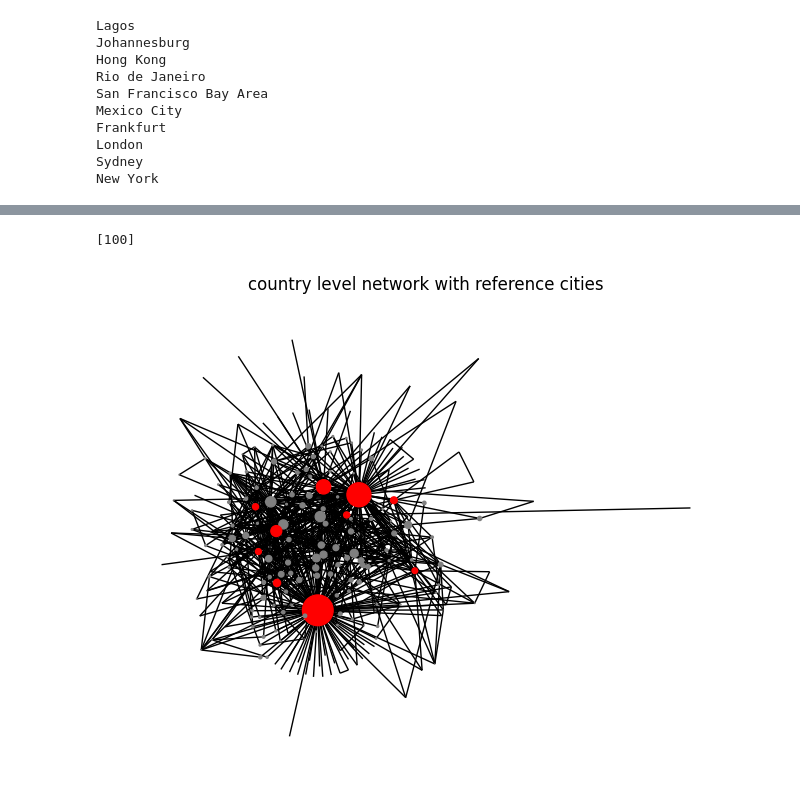
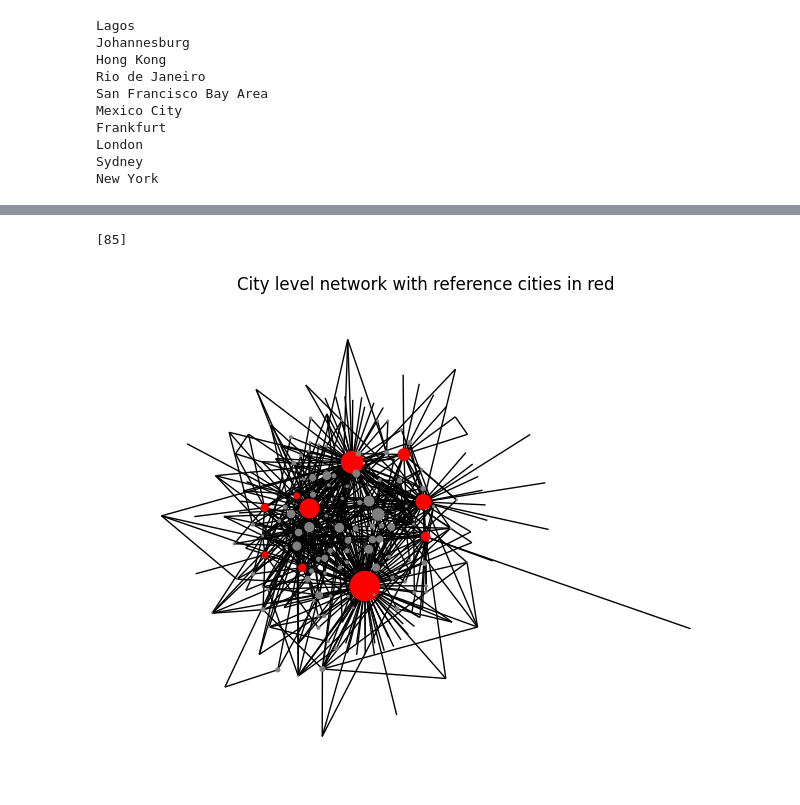
Before and after one commit to JonnoB/wealthnets, a Jupyter notebook: network_analysis.ipynb, the cells around one changed output, grey strips where cells are left out. Cells and saved outputs as stored; diff of their text form; code cells hidden in the pictures.

```diff
--- a/network_analysis.ipynb
+++ b/network_analysis.ipynb
@@ -41,7 +44,7 @@ example['summary'].at[0,'Residences']
 #The below lookup ensures that the reference country is always included in the list of countries
 city_country_converter= pd.DataFrame({
     'reference_country':['united states', 'united states', 'united kingdom', 'nigeria', 'mexico', 'germany', 'south africa', 'hong kong', 'brazil', 'australia'],
-'reference_city':['new york', 'san francisco bay area','london', 'lagos', 'mexico city', 'franfurt',  'johannesburg', 'hong kong', 'sao paolo', 'sydney']}
+'reference_city':['new york', 'san francisco','london', 'lagos', 'mexico city', 'frankfurt',  'johannesburg', 'hong kong', 'rio de janeiro', 'sydney']}
 )
 
 city_country_converter['color'] = 'red'
@@ -229,14 +232,14 @@ def binary_representation(df, column_name):
 
 
 def create_city_network(df, column_name):
-
     """
     Creates a network (graph) representation of connections between cities.
 
     This function takes a DataFrame and a column name as input. The specified column should
     contain lists of cities. A graph is then constructed where each city represents a node,
     and edges are created between cities that appear together in the same list. The weight of
-    an edge represents the number of times two cities appear together.
+    an edge represents the number of times two cities appear together, and the inverse weight
+    is calculated as max + 1 - weight.
 
     Parameters:
     - df (pd.DataFrame): The DataFrame containing the city lists.
@@ -245,7 +248,7 @@ def create_city_network(df, column_name):
     Returns:
     - nx.Graph: A networkx Graph object representing the city network. Nodes correspond to cities,
                 and edges connect cities that appear together in the lists. Edge weights represent
-                the frequency of co-occurrence.
+                the frequency of co-occurrence and the inverse weight is also calculated.
 
     Notes:
     - The function assumes that the 'combinations' function from the 'itertools' module and the
@@ -260,10 +263,15 @@ def create_city_network(df, column_name):
         # For each list of cities, generate pairs of cities
         for city1, city2 in combinations(city_list, 2):
             if G.has_edge(city1, city2):
-                # If the edge already exists, we increase the edge weight (optional)
+                # If the edge already exists, we increase the edge weight
                 G[city1][city2]['weight'] += 1
             else:
-                # If the edge doesn't exist, we add it with weight 1 (or without weight)
+                # If the edge doesn't exist, we add it with weight 1
                 G.add_edge(city1, city2, weight=1)
 
+    max_weight = max(nx.get_edge_attributes(G, 'weight').values())
+    for u, v, data in G.edges(data=True):
+        # Calculate inverse weight as an integer and assign it
+        data['inv_weight'] = int(max_weight + 1 - data['weight'])
+
     return G
@@ -588,31 +686,31 @@ component_node_counts = [len(component) for component in connected_components]
 
 print(component_node_counts)
 # %% [output]
-[100]
+[85]
 # %%
 G = create_city_network(all_data_df, 'city_ascii_list')
-color_map = dict(zip(city_country_lookup['reference_city'], city_country_lookup['color']))
+color_map = dict(zip(city_country_converter['reference_city'], city_country_converter['color']))
 
 #edges_to_remove = [(u, v) for u, v, d in G.edges(data=True) if d['weight'] == 1]
 #G.remove_edges_from(edges_to_remove)
 
 
 # Create a list of colors for each node using the color_map dictionary
-node_color_dict = dict(city_country_lookup[['reference_city', 'color']].values)
+node_color_dict = dict(city_country_converter[['reference_city', 'color']].values)
 node_colors = [node_color_dict.get(node, 'gray') for node in G.nodes()]
 
 centrality_value = nx.betweenness_centrality(G, weight='weight')
 
 # Scale centrality values to set node sizes (e.g., multiply by 1000 for better visualization)
 node_sizes = [centrality_value[node] * 1000 for node in G.nodes()]
 
 
 # Draw the graph
 nx.draw(G, with_labels=False, node_color=node_colors, node_size=node_sizes, pos = nx.kamada_kawai_layout(G,scale=5))
-plt.title('country level network with reference cities')
+plt.title('City level network with reference cities in red')
 plt.show()
 # %% [output]
-[figure, old version]
+[figure, new version]
 # %%
 # Get edge weights
 edge_weights = [(u, v, d['weight']) for u, v, d in G.edges(data=True)]
```
Also changed, not shown: parts of 26 cells of this notebook, 5 other files.
